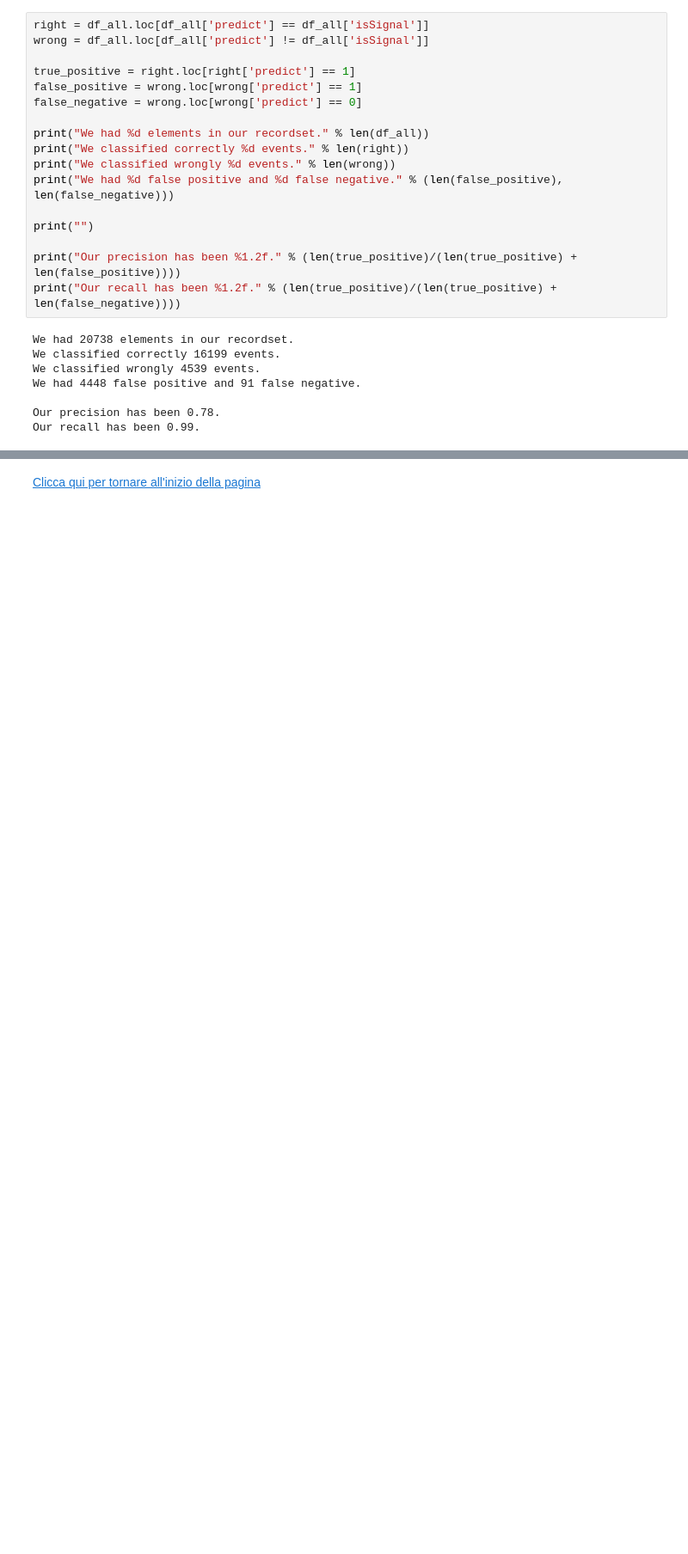
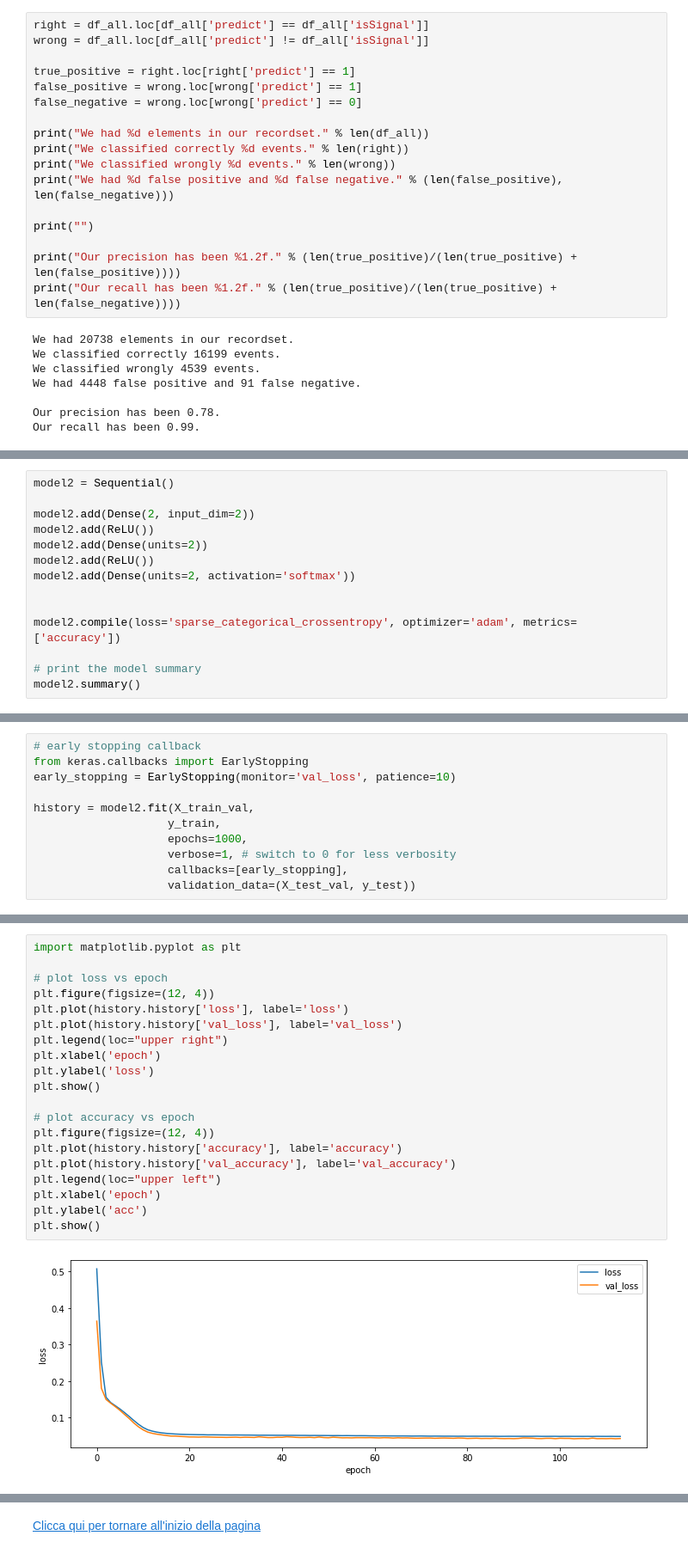
Before and after one commit to biancini/DataScience-HEP, a Jupyter notebook: Lezioni/Lezione 7.B - Soluzioni.ipynb, the cells around one changed output, grey strips where cells are left out. Shown at 86% size. Cells and saved outputs as stored; diff of their text form; blank space fills up the shorter version.

```diff
--- a/Lezioni/Lezione 7.B - Soluzioni.ipynb
+++ b/Lezioni/Lezione 7.B - Soluzioni.ipynb
@@ -262,0 +265,14 @@ Our recall has been 0.99.
+# %%
+model2 = Sequential()
+
+model2.add(Dense(2, input_dim=2))
+model2.add(ReLU())
+model2.add(Dense(units=2))
+model2.add(ReLU())
+model2.add(Dense(units=2, activation='softmax'))
+
+
+model2.compile(loss='sparse_categorical_crossentropy', optimizer='adam', metrics=['accuracy'])
+
+# print the model summary
+model2.summary()
@@ -262,0 +298,11 @@ Our recall has been 0.99.
+# %%
+# early stopping callback
+from keras.callbacks import EarlyStopping
+early_stopping = EarlyStopping(monitor='val_loss', patience=10)
+
+history = model2.fit(X_train_val,
+                    y_train,
+                    epochs=1000,
+                    verbose=1, # switch to 0 for less verbosity
+                    callbacks=[early_stopping],
+                    validation_data=(X_test_val, y_test))
@@ -262,0 +327,22 @@ Our recall has been 0.99.
+# %%
+import matplotlib.pyplot as plt
+
+# plot loss vs epoch
+plt.figure(figsize=(12, 4))
+plt.plot(history.history['loss'], label='loss')
+plt.plot(history.history['val_loss'], label='val_loss')
+plt.legend(loc="upper right")
+plt.xlabel('epoch')
+plt.ylabel('loss')
+plt.show()
+
+# plot accuracy vs epoch
+plt.figure(figsize=(12, 4))
+plt.plot(history.history['accuracy'], label='accuracy')
+plt.plot(history.history['val_accuracy'], label='val_accuracy')
+plt.legend(loc="upper left")
+plt.xlabel('epoch')
+plt.ylabel('acc')
+plt.show()
+# %% [output]
+[figure, added]
```
Also changed, not shown: parts of 8 cells of this notebook.
